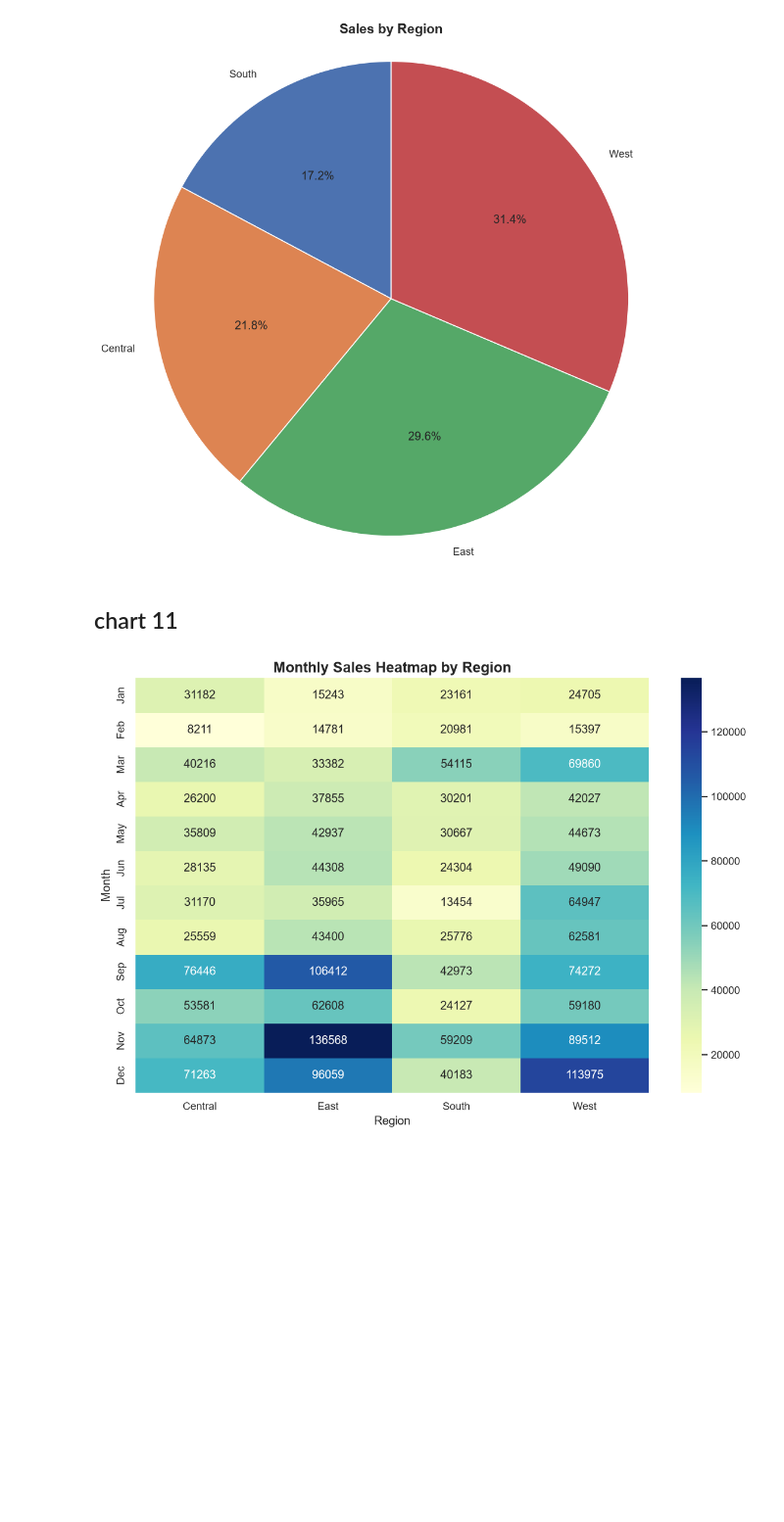
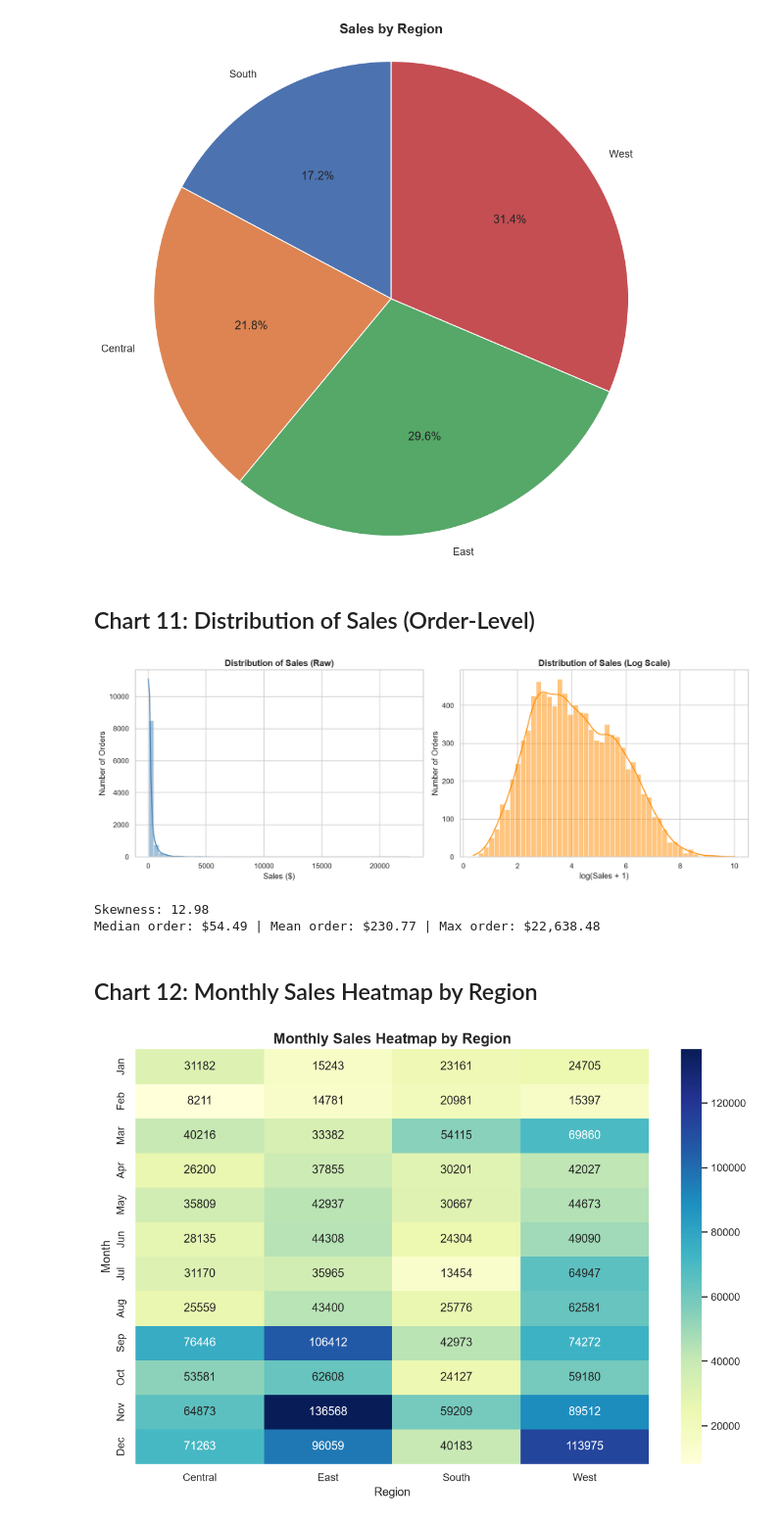
Before and after one commit to Lidiya-Bokona/Group-22-Data-visualization-data-analytics, a Jupyter notebook: Task.ipynb, the cells around one changed output. Shown at 98% size. Cells and saved outputs as stored; diff of their text form; code cells hidden in the pictures; blank space fills up the shorter version.

```diff
--- a/Task.ipynb
+++ b/Task.ipynb
@@ -97,10 +75,3 @@ std    2829.160653                         NaN                         NaN
 75%      210.605000  2018.000000    11.000000
 max    22638.480000  2018.000000    12.000000
 std      626.651875     1.123984     3.281905
-# %%
-print("Monthly Sales Trend")
-print("="*40)
-df['Year'] = df['Order Date'].dt.year
-df['Month'] = df['Order Date'].dt.month
-monthly_sales = df.groupby(['Year', 'Month'])['Sales'].sum()
-print(monthly_sales)
@@ -381,8 +321,31 @@ plt.show()
 Pie Chart - Sales by Region
 ========================================
 [figure]
+# %% [markdown]
+## Chart 11: Distribution of Sales (Order-Level)
+# %%
+fig, axes = plt.subplots(1, 2, figsize=(14,5))
+
+sns.histplot(df['Sales'], bins=50, kde=True, color="steelblue", ax=axes[0])
+axes[0].set_title("Distribution of Sales (Raw)", fontsize=13)
+axes[0].set_xlabel("Sales ($)"); axes[0].set_ylabel("Number of Orders")
+
+sns.histplot(np.log1p(df['Sales']), bins=50, kde=True, color="darkorange", ax=axes[1])
+axes[1].set_title("Distribution of Sales (Log Scale)", fontsize=13)
+axes[1].set_xlabel("log(Sales + 1)"); axes[1].set_ylabel("Number of Orders")
+
+plt.tight_layout()
+plt.savefig('charts/10_sales_distribution.png', dpi=300)
+plt.show()
+
+print(f"Skewness: {df['Sales'].skew():.2f}")
+print(f"Median order: ${df['Sales'].median():.2f} | Mean order: ${df['Sales'].mean():.2f} | Max order: ${df['Sales'].max():,.2f}")
+# %% [output]
+[figure, added]
+Skewness: 12.98
+Median order: $54.49 | Mean order: $230.77 | Max order: $22,638.48
 # %% [markdown]
-## chart 11
+## Chart 12: Monthly Sales Heatmap by Region
 # %%
 df['Month Name'] = df['Order Date'].dt.strftime('%b')
 
```
Also changed, not shown: parts of 5 cells of this notebook.
